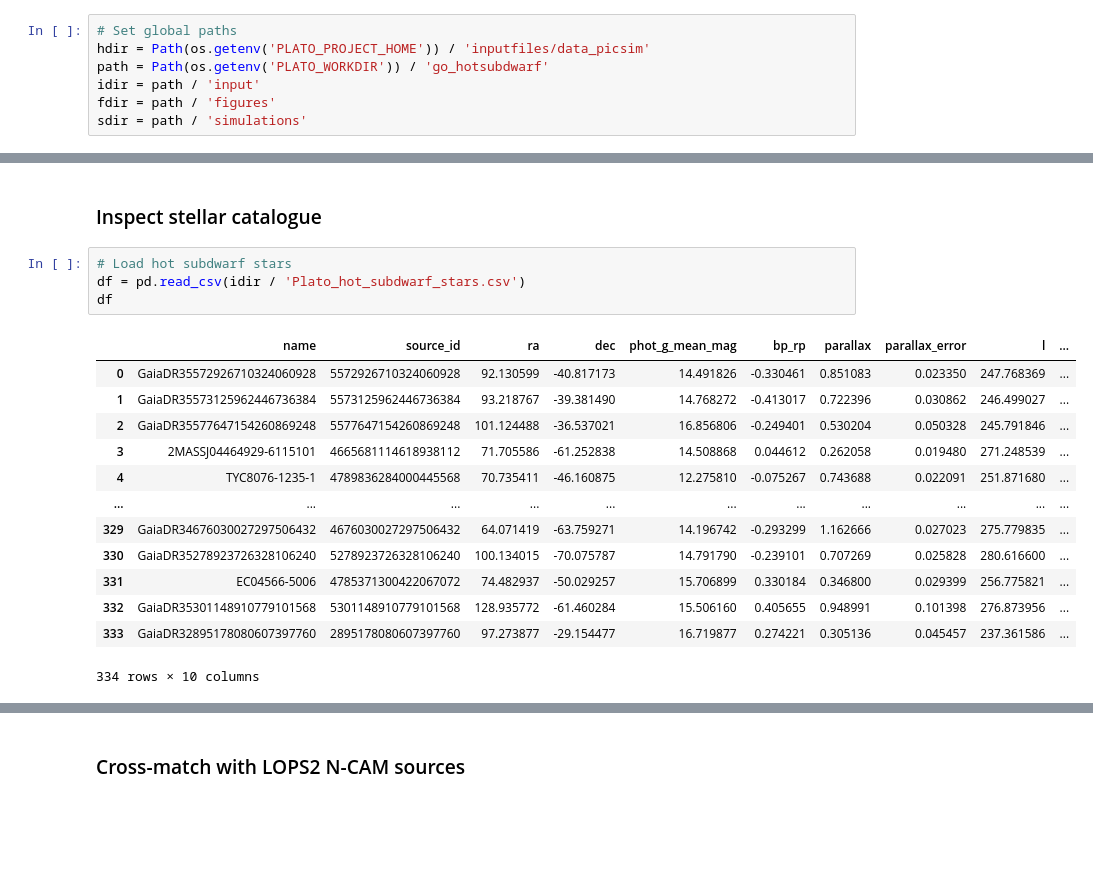
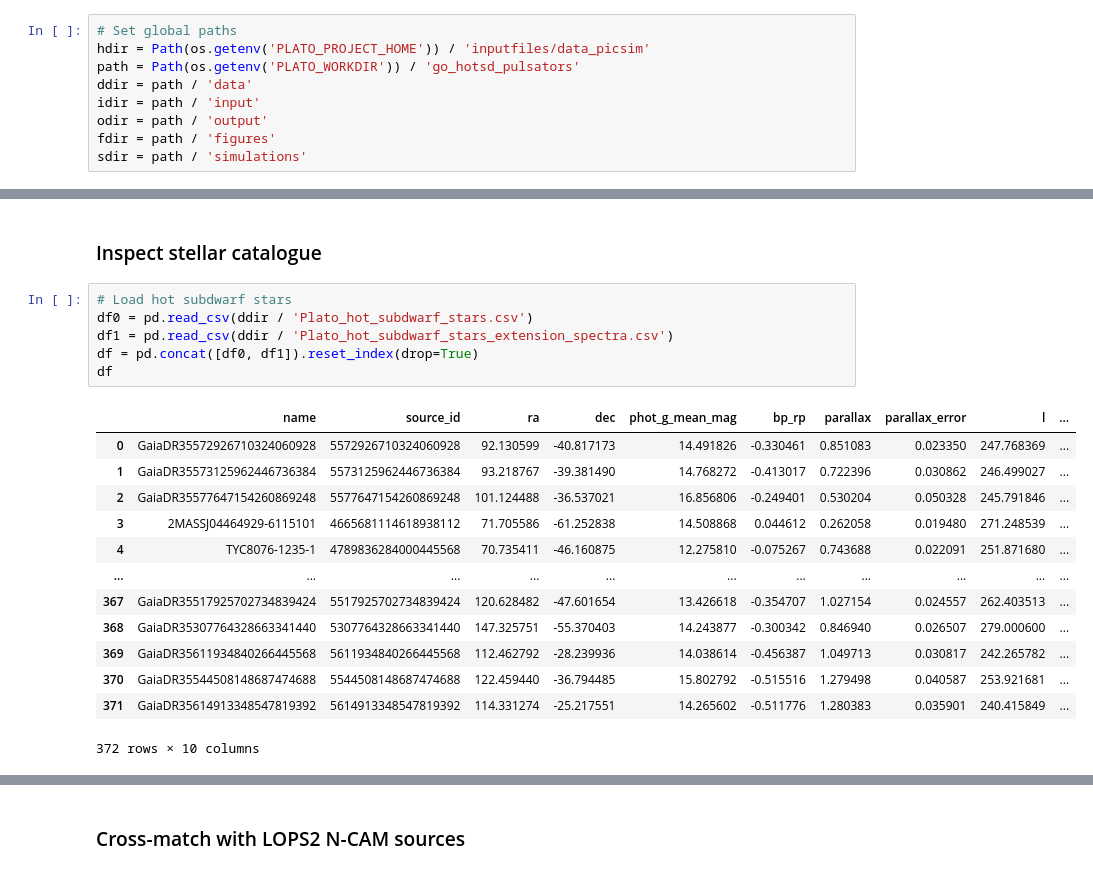
Before and after one commit to ivs-kuleuven/platosim3, a Jupyter notebook: docs/technical/PlatoCS/HotSubdwarfPulsators.ipynb, the cells around one changed output, grey strips where cells are left out. Cells and saved outputs as stored; diff of their text form; blank space fills up the shorter version.

```diff
--- a/docs/technical/PlatoCS/HotSubdwarfPulsators.ipynb
+++ b/docs/technical/PlatoCS/HotSubdwarfPulsators.ipynb
@@ -37,8 +37,10 @@ display(HTML("<style>.container {width:80% !important; }</style>"))
 # %%
 # Set global paths
 hdir = Path(os.getenv('PLATO_PROJECT_HOME')) / 'inputfiles/data_picsim'
-path = Path(os.getenv('PLATO_WORKDIR')) / 'go_hotsubdwarf'
+path = Path(os.getenv('PLATO_WORKDIR')) / 'go_hotsd_pulsators'
+ddir = path / 'data'
 idir = path / 'input'
+odir = path / 'output'
 fdir = path / 'figures'
 sdir = path / 'simulations'
 # %% [markdown]
@@ -49,22 +51,24 @@ sdir = path / 'simulations'
 ### Inspect stellar catalogue
 # %%
 # Load hot subdwarf stars
-df = pd.read_csv(idir / 'Plato_hot_subdwarf_stars.csv')
+df0 = pd.read_csv(ddir / 'Plato_hot_subdwarf_stars.csv')
+df1 = pd.read_csv(ddir / 'Plato_hot_subdwarf_stars_extension_spectra.csv')
+df = pd.concat([df0, df1]).reset_index(drop=True)
 df
 # %% [output]
 |  | name | source_id | ra | dec | phot_g_mean_mag | bp_rp | parallax | parallax_error | l | ... |
 | 0 | GaiaDR35572926710324060928 | 5572926710324060928 | 92.130599 | -40.817173 | 14.491826 | -0.330461 | 0.851083 | 0.023350 | 247.768369 | ... |
 | 1 | GaiaDR35573125962446736384 | 5573125962446736384 | 93.218767 | -39.381490 | 14.768272 | -0.413017 | 0.722396 | 0.030862 | 246.499027 | ... |
 | 2 | GaiaDR35577647154260869248 | 5577647154260869248 | 101.124488 | -36.537021 | 16.856806 | -0.249401 | 0.530204 | 0.050328 | 245.791846 | ... |
 | 3 | 2MASSJ04464929-6115101 | 4665681114618938112 | 71.705586 | -61.252838 | 14.508868 | 0.044612 | 0.262058 | 0.019480 | 271.248539 | ... |
 | 4 | TYC8076-1235-1 | 4789836284000445568 | 70.735411 | -46.160875 | 12.275810 | -0.075267 | 0.743688 | 0.022091 | 251.871680 | ... |
 | ... | ... | ... | ... | ... | ... | ... | ... | ... | ... | ... |
-| 329 | GaiaDR34676030027297506432 | 4676030027297506432 | 64.071419 | -63.759271 | 14.196742 | -0.293299 | 1.162666 | 0.027023 | 275.779835 | ... |
-| 330 | GaiaDR35278923726328106240 | 5278923726328106240 | 100.134015 | -70.075787 | 14.791790 | -0.239101 | 0.707269 | 0.025828 | 280.616600 | ... |
-| 331 | EC04566-5006 | 4785371300422067072 | 74.482937 | -50.029257 | 15.706899 | 0.330184 | 0.346800 | 0.029399 | 256.775821 | ... |
-| 332 | GaiaDR35301148910779101568 | 5301148910779101568 | 128.935772 | -61.460284 | 15.506160 | 0.405655 | 0.948991 | 0.101398 | 276.873956 | ... |
-| 333 | GaiaDR32895178080607397760 | 2895178080607397760 | 97.273877 | -29.154477 | 16.719877 | 0.274221 | 0.305136 | 0.045457 | 237.361586 | ... |
+| 367 | GaiaDR35517925702734839424 | 5517925702734839424 | 120.628482 | -47.601654 | 13.426618 | -0.354707 | 1.027154 | 0.024557 | 262.403513 | ... |
+| 368 | GaiaDR35307764328663341440 | 5307764328663341440 | 147.325751 | -55.370403 | 14.243877 | -0.300342 | 0.846940 | 0.026507 | 279.000600 | ... |
+| 369 | GaiaDR35611934840266445568 | 5611934840266445568 | 112.462792 | -28.239936 | 14.038614 | -0.456387 | 1.049713 | 0.030817 | 242.265782 | ... |
+| 370 | GaiaDR35544508148687474688 | 5544508148687474688 | 122.459440 | -36.794485 | 15.802792 | -0.515516 | 1.279498 | 0.040587 | 253.921681 | ... |
+| 371 | GaiaDR35614913348547819392 | 5614913348547819392 | 114.331274 | -25.217551 | 14.265602 | -0.511776 | 1.280383 | 0.035901 | 240.415849 | ... |
-334 rows × 10 columns
+372 rows × 10 columns
 # %%
 # Plot target in Galactic projection
 fig, ax = pt.plotPlatoFOV(
```
Also changed, not shown: parts of 41 cells of this notebook.
